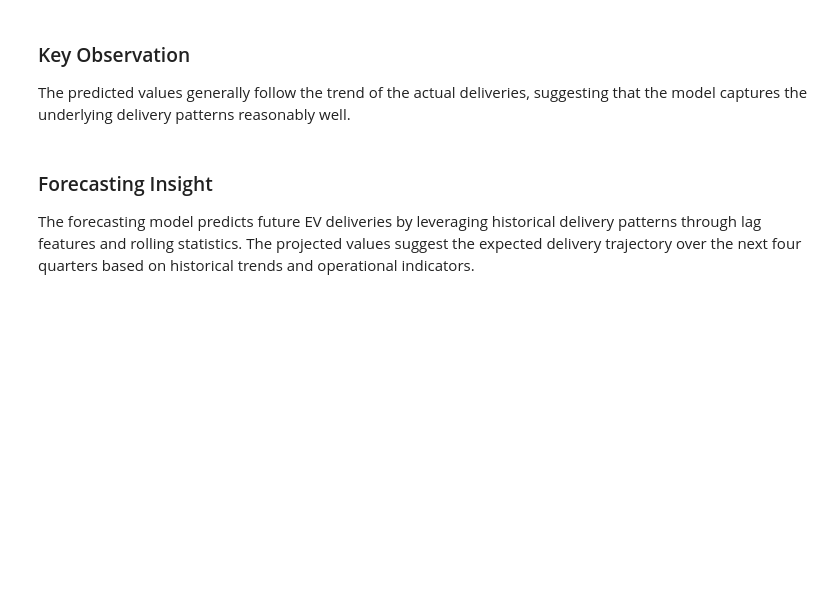
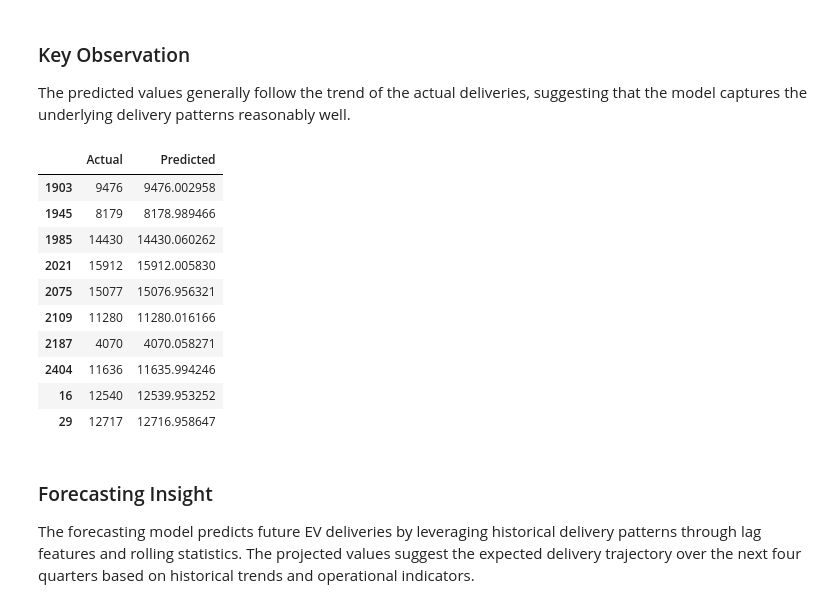
Before and after one commit to vishnuvardhanethineni/CEI_Assignments, a Jupyter notebook: week-2/week2_VishnuVardhan.ipynb, the cells around one changed output. Cells and saved outputs as stored; diff of their text form; code cells hidden in the pictures; blank space fills up the shorter version.

Commit message:
printed actual vs predicted values

```diff
--- a/week-2/week2_VishnuVardhan.ipynb
+++ b/week-2/week2_VishnuVardhan.ipynb
@@ -568,6 +568,24 @@ plt.show()
 ### Key Observation
 
 The predicted values generally follow the trend of the actual deliveries, suggesting that the model captures the underlying delivery patterns reasonably well.
+# %%
+comparision=pd.DataFrame({
+    'Actual':y_test,
+    'Predicted':best_pred
+})
+comparision.head(10)
+# %% [output]
+|  | Actual | Predicted |
+| 1903 | 9476 | 9476.002958 |
+| 1945 | 8179 | 8178.989466 |
+| 1985 | 14430 | 14430.060262 |
+| 2021 | 15912 | 15912.005830 |
+| 2075 | 15077 | 15076.956321 |
+| 2109 | 11280 | 11280.016166 |
+| 2187 | 4070 | 4070.058271 |
+| 2404 | 11636 | 11635.994246 |
+| 16 | 12540 | 12539.953252 |
+| 29 | 12717 | 12716.958647 |
 # %% [markdown]
 ### Forecasting Insight
 
```
